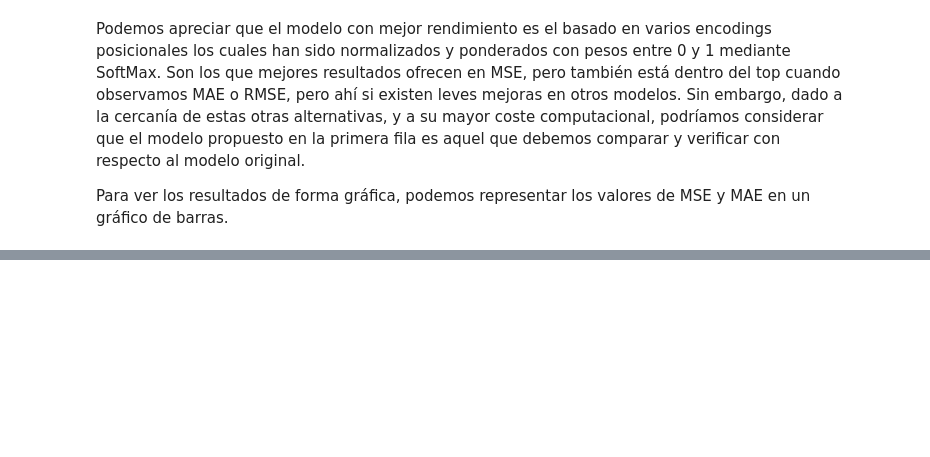
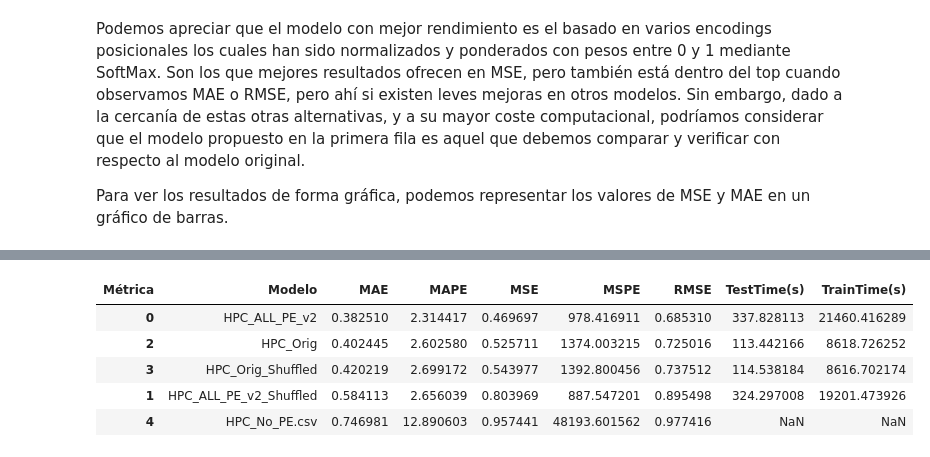
Before and after one commit to hexecoded/TFM, a Jupyter notebook: Experimentos/ResultadosNGPU.ipynb, the cells around one changed output, grey strips where cells are left out. Saved outputs shown, nothing was run; the diff lists cells and outputs as text; code cells hidden in the pictures; blank space fills up the shorter version.

Commit message:
Experimentación: compartiva usando mezclado en test

```diff
--- a/Experimentos/ResultadosNGPU.ipynb
+++ b/Experimentos/ResultadosNGPU.ipynb
@@ -104,0 +114,33 @@ plt.show()
+# %%
+# Ficheros con sus nombres de modelo
+model_files = {
+    "HPC_ALL_PE_v2": "../Resultados/HPC_ALL_PE_v2.csv",
+    "HPC_ALL_PE_v2_Shuffled": "../Resultados/HPC_ALL_PE_v2_Shuffled.csv",
+    "HPC_Orig": "../Resultados/HPC_Orig.csv",
+    "HPC_Orig_Shuffled": "../Resultados/HPC_Orig_Shuffled.csv",
+    "HPC_No_PE.csv": "../Resultados/HPC_No_PE.csv"
+}
+
+dfs = []
+
+for model_name, file_path in model_files.items():
+    df = pd.read_csv(file_path)
+    df['Modelo'] = model_name  # Añadir columna del modelo
+    # Pivotar: cada métrica será una columna, el modelo será el índice
+    df_pivot = df.pivot(index='Modelo', columns='Métrica', values='Valor')
+    dfs.append(df_pivot)
+
+# Unir todos los modelos
+final_df = pd.concat(dfs)
+
+# Resetear índice si quieres "Modelo" como columna normal
+final_df.reset_index(inplace=True)
+mejor_pe_comp = final_df.sort_values(by="MSE")
+display(mejor_pe_comp)
+# %% [output]
+| Métrica | Modelo | MAE | MAPE | MSE | MSPE | RMSE | TestTime(s) | TrainTime(s) |
+| 0 | HPC_ALL_PE_v2 | 0.382510 | 2.314417 | 0.469697 | 978.416911 | 0.685310 | 337.828113 | 21460.416289 |
+| 2 | HPC_Orig | 0.402445 | 2.602580 | 0.525711 | 1374.003215 | 0.725016 | 113.442166 | 8618.726252 |
+| 3 | HPC_Orig_Shuffled | 0.420219 | 2.699172 | 0.543977 | 1392.800456 | 0.737512 | 114.538184 | 8616.702174 |
+| 1 | HPC_ALL_PE_v2_Shuffled | 0.584113 | 2.656039 | 0.803969 | 887.547201 | 0.895498 | 324.297008 | 19201.473926 |
+| 4 | HPC_No_PE.csv | 0.746981 | 12.890603 | 0.957441 | 48193.601562 | 0.977416 | NaN | NaN |
```
Also changed, not shown: parts of 5 cells of this notebook, 1 other file.
